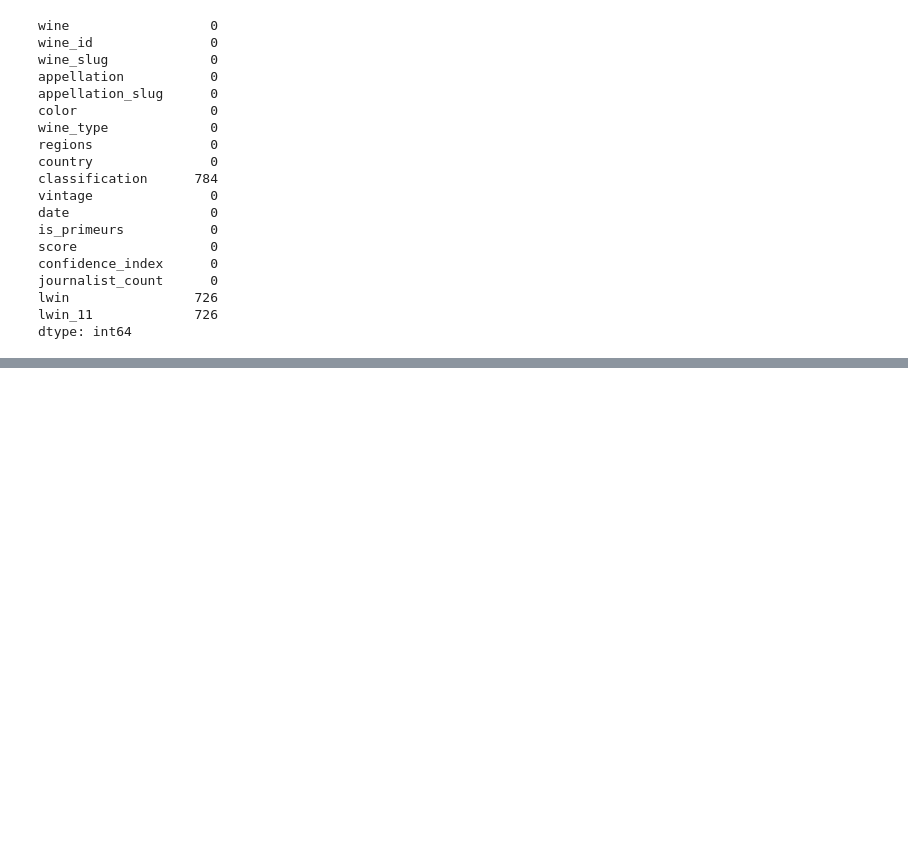
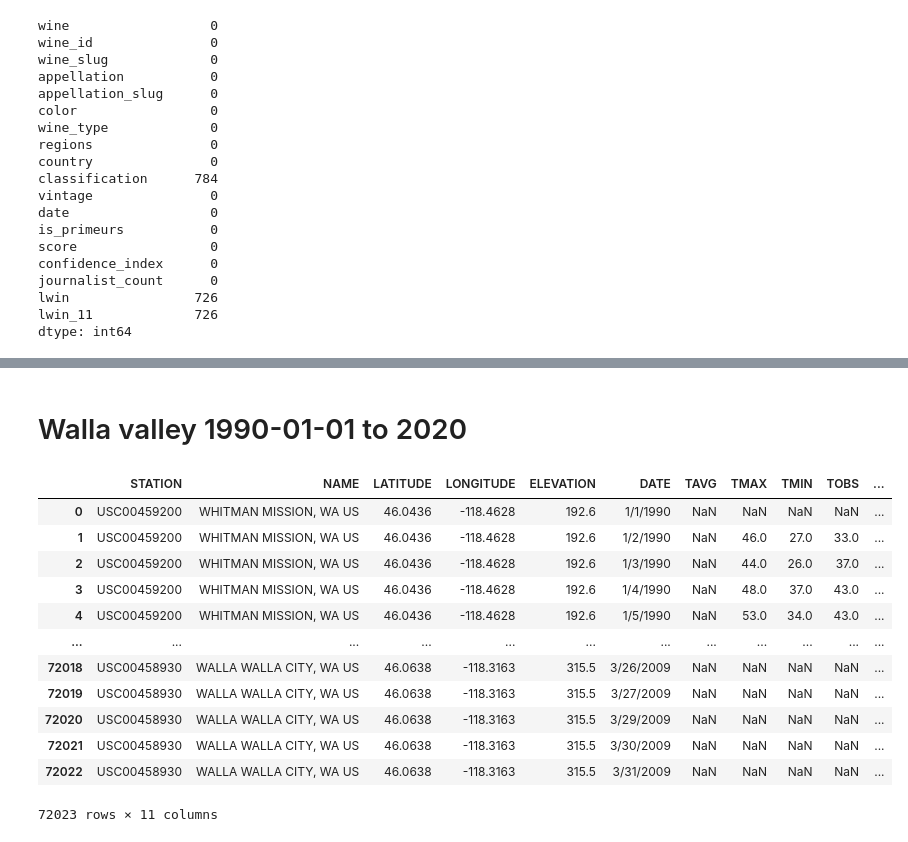
Before and after one commit to ndxn/Partners-in-Wine, a Jupyter notebook: WineGlobalApi.ipynb, the cells around one changed output, grey strips where cells are left out. Drawn from its saved outputs; the diff is of its cells as text; code cells hidden in the pictures; blank space fills up the shorter version.

```diff
--- a/WineGlobalApi.ipynb
+++ b/WineGlobalApi.ipynb
@@ -231,0 +293,19 @@ wine_df
+# %% [markdown]
+# Walla valley 1990-01-01  to 2020
+# %%
+Walla_valley=pd.read_csv("Walla.csv")
+Walla_valley
+# %% [output]
+|  | STATION | NAME | LATITUDE | LONGITUDE | ELEVATION | DATE | TAVG | TMAX | TMIN | TOBS | ... |
+| 0 | USC00459200 | WHITMAN MISSION, WA US | 46.0436 | -118.4628 | 192.6 | 1/1/1990 | NaN | NaN | NaN | NaN | ... |
+| 1 | USC00459200 | WHITMAN MISSION, WA US | 46.0436 | -118.4628 | 192.6 | 1/2/1990 | NaN | 46.0 | 27.0 | 33.0 | ... |
+| 2 | USC00459200 | WHITMAN MISSION, WA US | 46.0436 | -118.4628 | 192.6 | 1/3/1990 | NaN | 44.0 | 26.0 | 37.0 | ... |
+| 3 | USC00459200 | WHITMAN MISSION, WA US | 46.0436 | -118.4628 | 192.6 | 1/4/1990 | NaN | 48.0 | 37.0 | 43.0 | ... |
+| 4 | USC00459200 | WHITMAN MISSION, WA US | 46.0436 | -118.4628 | 192.6 | 1/5/1990 | NaN | 53.0 | 34.0 | 43.0 | ... |
+| ... | ... | ... | ... | ... | ... | ... | ... | ... | ... | ... | ... |
+| 72018 | USC00458930 | WALLA WALLA CITY, WA US | 46.0638 | -118.3163 | 315.5 | 3/26/2009 | NaN | NaN | NaN | NaN | ... |
+| 72019 | USC00458930 | WALLA WALLA CITY, WA US | 46.0638 | -118.3163 | 315.5 | 3/27/2009 | NaN | NaN | NaN | NaN | ... |
+| 72020 | USC00458930 | WALLA WALLA CITY, WA US | 46.0638 | -118.3163 | 315.5 | 3/29/2009 | NaN | NaN | NaN | NaN | ... |
+| 72021 | USC00458930 | WALLA WALLA CITY, WA US | 46.0638 | -118.3163 | 315.5 | 3/30/2009 | NaN | NaN | NaN | NaN | ... |
+| 72022 | USC00458930 | WALLA WALLA CITY, WA US | 46.0638 | -118.3163 | 315.5 | 3/31/2009 | NaN | NaN | NaN | NaN | ... |
+72023 rows × 11 columns
```
Also changed, not shown: parts of 16 cells of this notebook.
